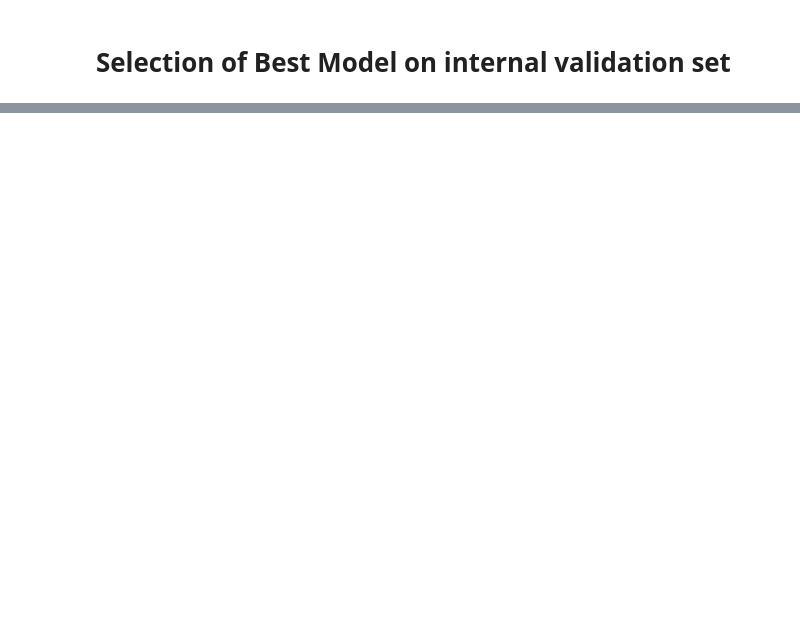
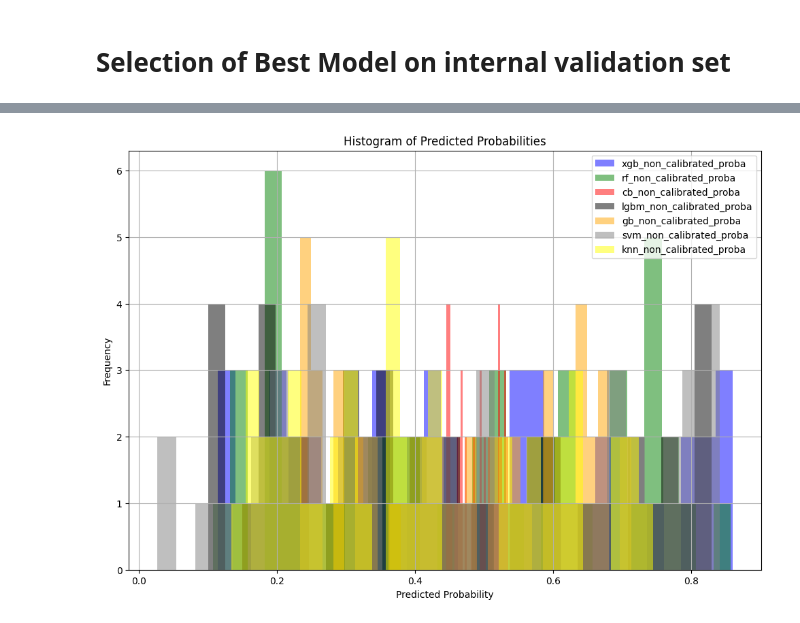
Before and after one commit to MedPyLabs/DIBH2024GB, a Jupyter notebook: results/int_val_data/Selecting_best_model.ipynb, the cells around one changed output, grey strips where cells are left out. Drawn from its saved outputs; the diff is of its cells as text; code cells hidden in the pictures; blank space fills up the shorter version.

```diff
--- a/results/int_val_data/Selecting_best_model.ipynb
+++ b/results/int_val_data/Selecting_best_model.ipynb
@@ -118,0 +148,15 @@ Index(['true_labels', 'xgb_non_calibrated_proba', 'cb_non_calibrated_proba',
+# %%
+plt.figure(figsize=(12, 8))
+
+for model, color in zip(models, colors):
+    if model in data.columns:
+        plt.hist(data[model], bins=30, alpha=0.5, label=model, color=color)
+
+plt.xlabel('Predicted Probability')
+plt.ylabel('Frequency')
+plt.title('Histogram of Predicted Probabilities')
+plt.legend()
+plt.grid(True)
+plt.show()
+# %% [output]
+[figure, added]
```
Also changed, not shown: parts of 10 cells of this notebook.
